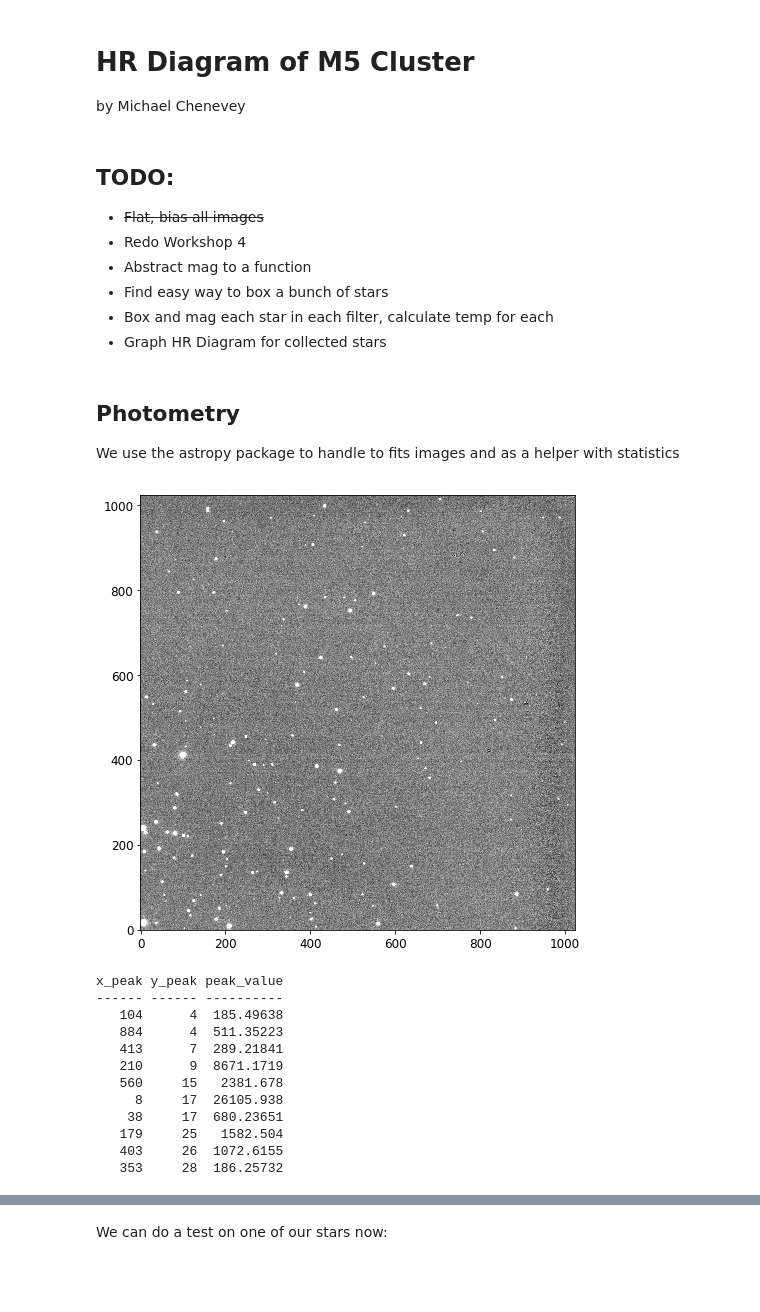
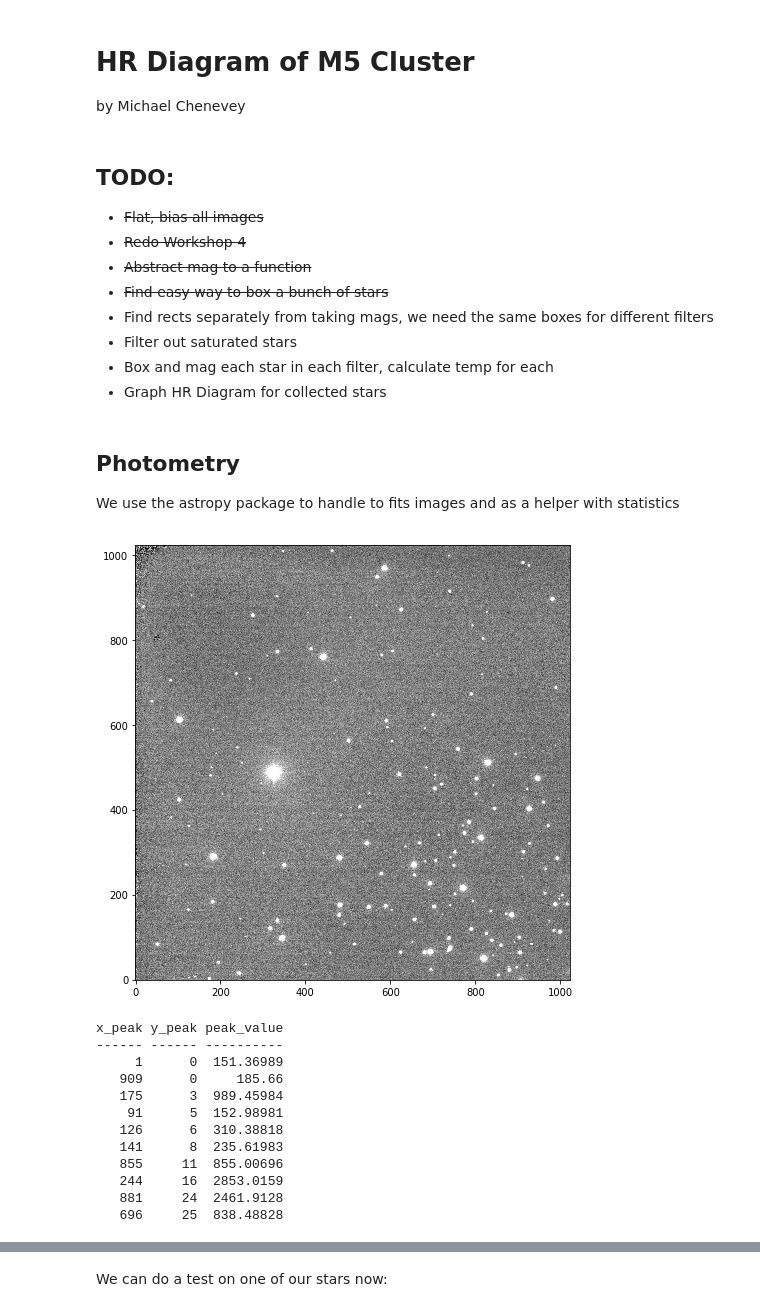
Before and after one commit to thyme4soup/A100HRDiagrams, a Jupyter notebook: HR Diagram Derivation.ipynb, the cells around one changed output, grey strips where cells are left out. Drawn from its saved outputs; the diff is of its cells as text; code cells hidden in the pictures; blank space fills up the shorter version.

```diff
--- a/HR Diagram Derivation.ipynb
+++ b/HR Diagram Derivation.ipynb
@@ -4,9 +4,11 @@ by Michael Chenevey
 # %% [markdown]
 ## TODO:
 - ~~Flat, bias all images~~
-- Redo Workshop 4
-- Abstract mag to a function
-- Find easy way to box a bunch of stars
+- ~~Redo Workshop 4~~
+- ~~Abstract mag to a function~~
+- ~~Find easy way to box a bunch of stars~~
+- Find rects separately from taking mags, we need the same boxes for different filters
+- Filter out saturated stars
 - Box and mag each star in each filter, calculate temp for each
 - Graph HR Diagram for collected stars
 # %% [markdown]
@@ -36,38 +38,39 @@ from astropy.modeling import models, fitting
 # %%
 # Open an image
 filename = 'fbt_0137.M67.fits'
 hdulist  = fits.open(filename)
+
 imlist  = hdulist[1:]
 
-scidata = imlist[0].data
+scidata = imlist[1].data
 
 # Calculate the mean, median, and standard deviation of the data in the image.
 mean, median, std = astats.sigma_clipped_stats(scidata, sigma=3.0, maxiters=5)
 
 # Plot the image
 plt.figure(figsize=(10,8))
 plt.imshow(scidata, vmin=median-6.0*std, vmax=median+6.0*std, cmap='gray', origin='lower')
 plt.show()
 
 mean, median, std = sigma_clipped_stats(scidata, sigma=3.0)
 threshold = median + (5. * std)
 tbl = find_peaks(scidata, threshold, box_size=11)
 tbl['peak_value'].info.format = '%.8g'  # for consistent table output
 print(tbl[:10])    # print only the first 10 peaks
 # %% [output]
-[figure, old version]
+[figure, new version]
 x_peak y_peak peak_value
 ------ ------ ----------
-   104      4  185.49638
-   884      4  511.35223
-   413      7  289.21841
-   210      9  8671.1719
-   560     15   2381.678
-     8     17  26105.938
-    38     17  680.23651
-   179     25   1582.504
-   403     26  1072.6155
-   353     28  186.25732
+     1      0  151.36989
+   909      0     185.66
+   175      3  989.45984
+    91      5  152.98981
+   126      6  310.38818
+   141      8  235.61983
+   855     11  855.00696
+   244     16  2853.0159
+   881     24  2461.9128
+   696     25  838.48828
 # %%
 positions = (tbl['x_peak'], tbl['y_peak'])
 
```
Also changed, not shown: parts of 12 cells of this notebook.
